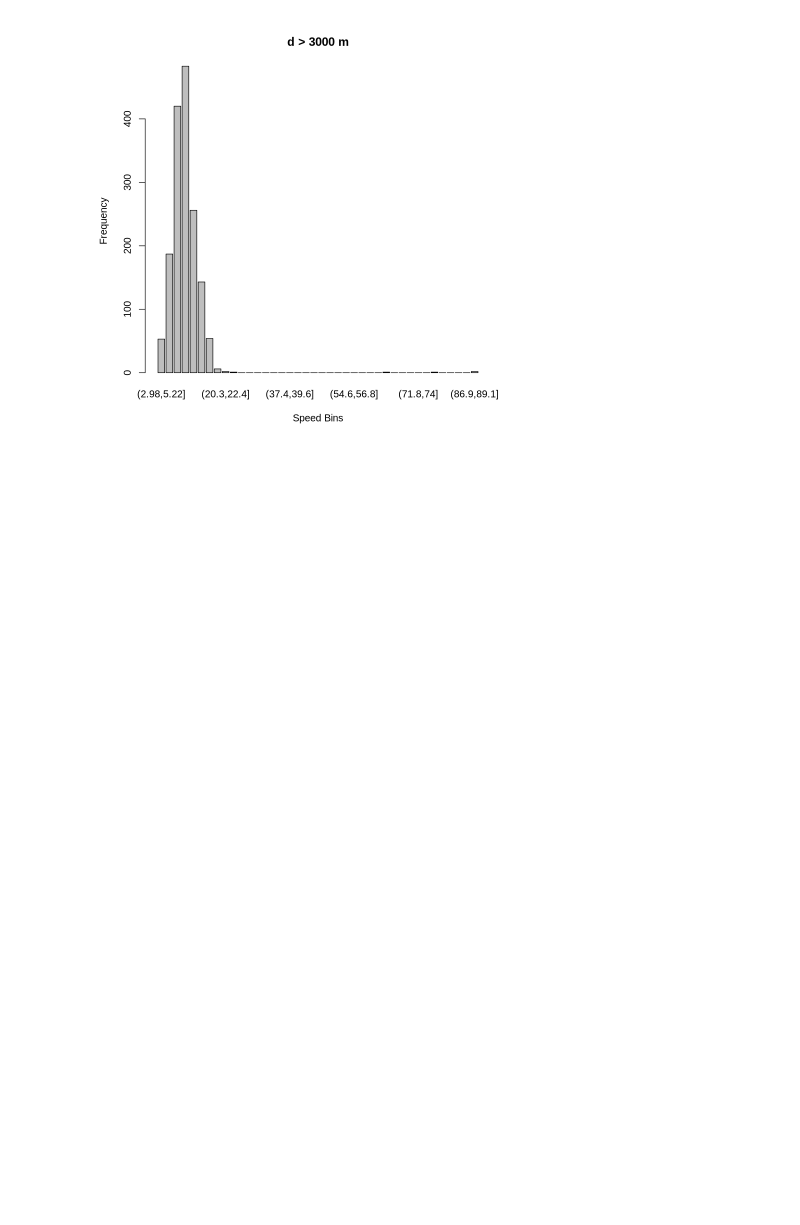
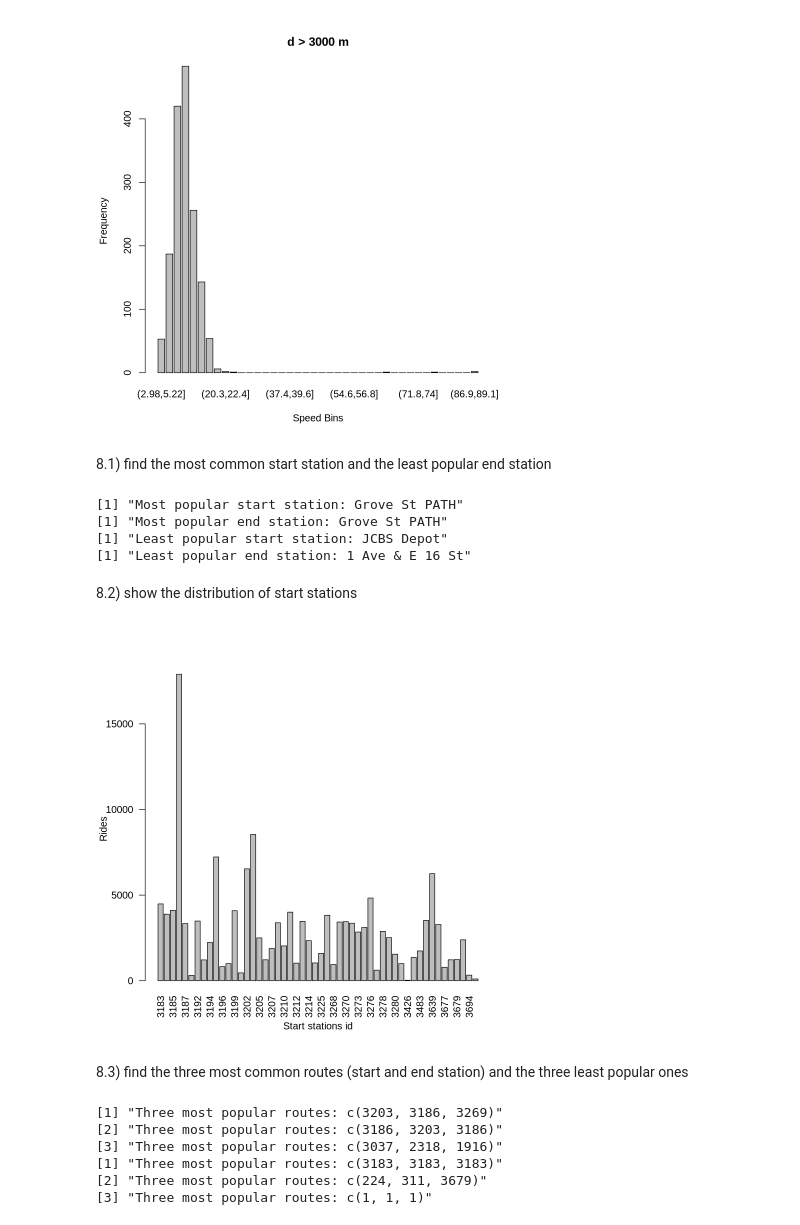
Before and after one commit to pietromalagoli/asp, a Jupyter notebook: code/lab01/Malagoli_Pietro_Lab01.ipynb, the cells around one changed output. Saved outputs shown, nothing was run; the diff lists cells and outputs as text; code cells hidden in the pictures; blank space fills up the shorter version.

```diff
--- a/code/lab01/Malagoli_Pietro_Lab01.ipynb
+++ b/code/lab01/Malagoli_Pietro_Lab01.ipynb
@@ -532,3 +532,72 @@ barplot(height = speed_counts,
 [figure]
 [figure]
 [figure]
+# %% [markdown]
+8.1) find the most common start station and the least popular end station
+# %%
+
+
+
+n_end_count <- df %>%
+    group_by(end.station.name) %>%
+    summarize(counts = n())
+
+sorted_start <- n_start_count %>%
+    arrange(desc(counts), .by_group = TRUE)
+
+sorted_end <- n_end_count %>%
+    arrange(desc(counts), .by_group = TRUE)
+
+print(paste("Most popular start station:",head(sorted_start$start.station.name,n=1)))
+print(paste("Most popular end station:",head(sorted_end$end.station.name,n=1)))
+
+sorted_start <- n_start_count %>%
+    arrange(counts, .by_group = TRUE)
+
+sorted_end <- n_end_count %>%
+    arrange(counts, .by_group = TRUE)
+
+print(paste("Least popular start station:",head(sorted_start$start.station.name,n=1)))
+print(paste("Least popular end station:",head(sorted_end$end.station.name,n=1)))
+# %% [output]
+[1] "Most popular start station: Grove St PATH"
+[1] "Most popular end station: Grove St PATH"
+[1] "Least popular start station: JCBS Depot"
+[1] "Least popular end station: 1 Ave & E 16 St"
+# %% [markdown]
+8.2) show the distribution of start stations
+# %%
+n_start_count <- df %>%
+    group_by(start.station.id) %>%
+    summarize(counts = n())
+
+barplot(n_start_count$counts ~ n_start_count$start.station.id,
+        xlab = "Start stations id",
+        ylab = "Rides",
+        las = 2)
+# %% [output]
+[figure, added]
+# %% [markdown]
+8.3) find the three most common routes (start and end station) and the three least popular ones
+# %%
+route_count <- df %>%
+    select(start.station.id,)
+    group_by(start.station.id, end.station.id, .add = TRUE) %>%
+    summarize(nrides = n(), .groups = "keep") %>%
+    arrange(desc(nrides))
+
+print(paste("Three most popular routes:", head(route_count, n = 3)))
+
+route_count <- df %>%
+    group_by(start.station.id, end.station.id, .add = TRUE) %>%
+    summarize(nrides = n(), .groups = "keep") %>%
+    arrange(nrides)
+
+print(paste("Three most popular routes:", head(route_count, n = 3)))
+# %% [output]
+[1] "Three most popular routes: c(3203, 3186, 3269)"
+[2] "Three most popular routes: c(3186, 3203, 3186)"
+[3] "Three most popular routes: c(3037, 2318, 1916)"
+[1] "Three most popular routes: c(3183, 3183, 3183)"
+[2] "Three most popular routes: c(224, 311, 3679)"
+[3] "Three most popular routes: c(1, 1, 1)"
```
Also changed, not shown: parts of 1 cell of this notebook.
